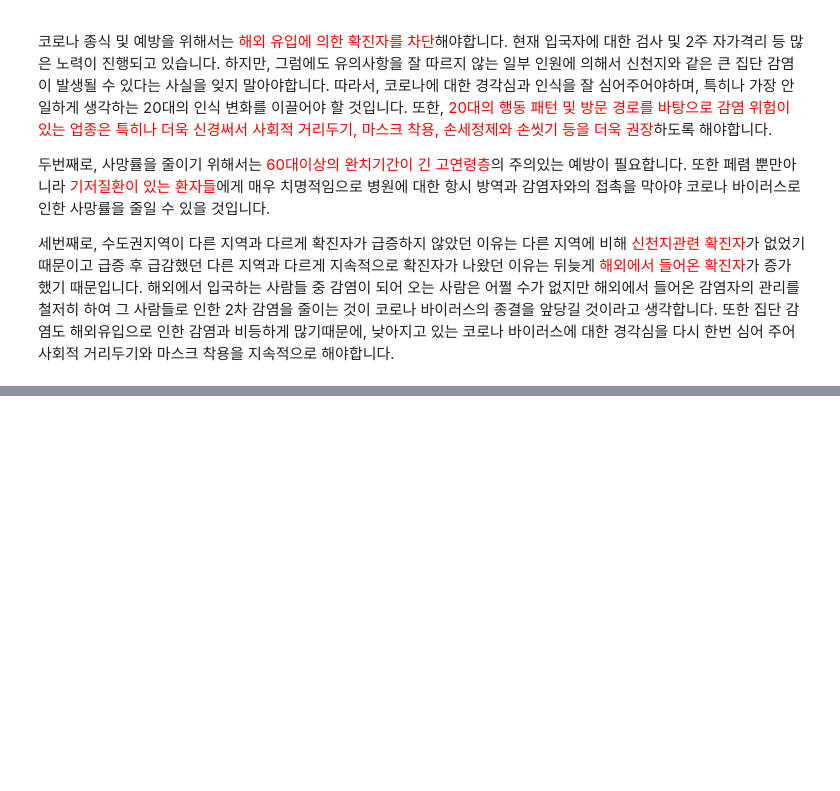
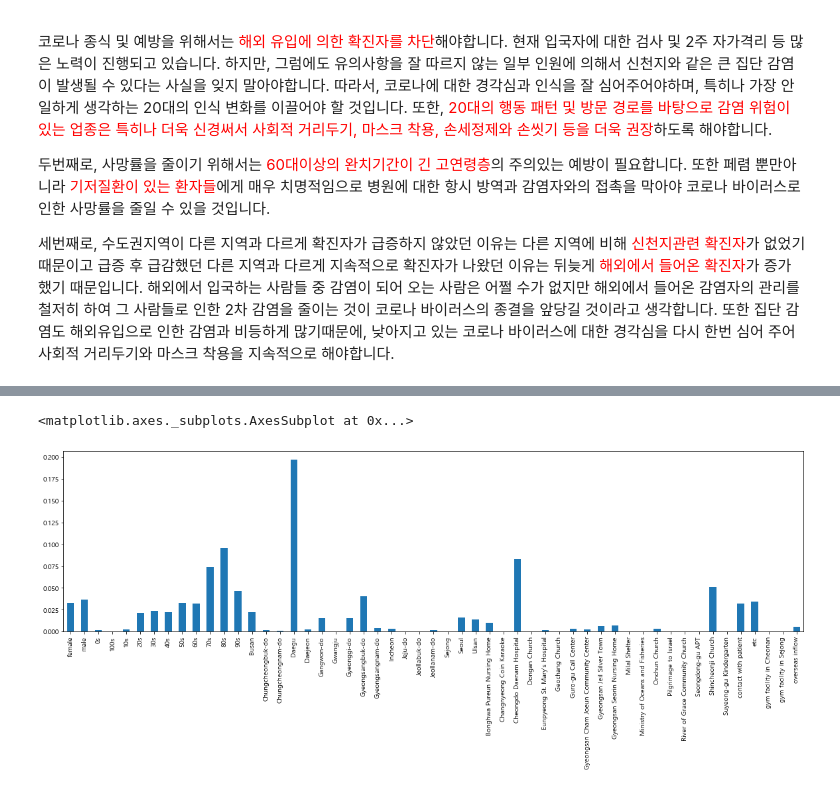
Before and after one commit to chan157/DACON_COVID, a Jupyter notebook: Submission_v2_test2.ipynb, the cells around one changed output, grey strips where cells are left out. Cells and saved outputs as stored; diff of their text form; code cells hidden in the pictures; blank space fills up the shorter version.

```diff
--- a/Submission_v2_test2.ipynb
+++ b/Submission_v2_test2.ipynb
@@ -1441,0 +1452,5 @@ fig.update_layout(title='<b>4월14일부터 4월27일동안의 감염 경로</b>
+# %%
+clf = RandomForestClassifier(random_state=0)
+clf.fit(xDataEncoded, yData)
+# RandomForestClassifier(random_state=0)
+print(clf.feature_importances_)
@@ -1441,0 +1472,5 @@ fig.update_layout(title='<b>4월14일부터 4월27일동안의 감염 경로</b>
+# %%
+pd.Series(clf.feature_importances_, index=xDataEncoded.columns).plot.bar(figsize=(20,5))
+# %% [output]
+<matplotlib.axes._subplots.AxesSubplot at 0x...>
+[figure, added]
```
Also changed, not shown: parts of 41 cells of this notebook.
